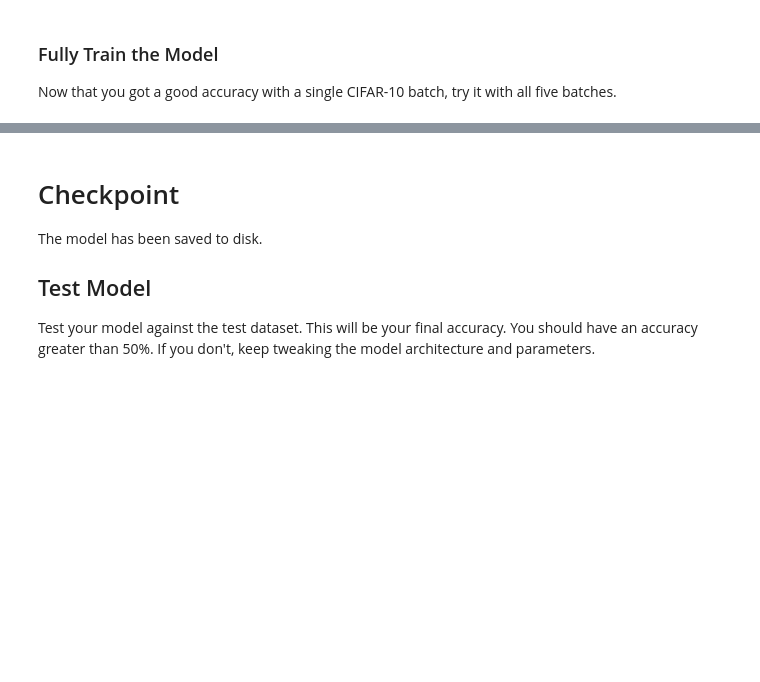
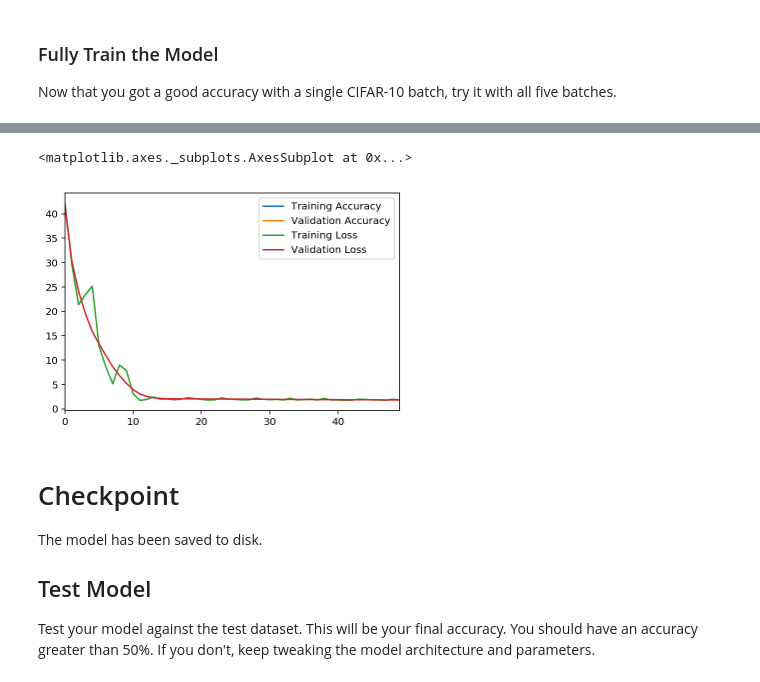
Before and after one commit to udacity/deep-learning, a Jupyter notebook: image-classification/dlnd_image_classification.ipynb, the cells around one changed output, grey strips where cells are left out. Drawn from its saved outputs; the diff is of its cells as text; code cells hidden in the pictures; blank space fills up the shorter version.

```diff
--- a/image-classification/dlnd_image_classification.ipynb
+++ b/image-classification/dlnd_image_classification.ipynb
@@ -439,6 +538,8 @@ with tf.Session() as sess:
 ### Fully Train the Model
 Now that you got a good accuracy with a single CIFAR-10 batch, try it with all five batches.
 # %%
+acc = pd.DataFrame({'Training Loss':[],'Validation Loss':[]})
+
 """
 DON'T MODIFY ANYTHING IN THIS CELL
 """
@@ -447,8 +548,8 @@ save_model_path = './image_classification'
 print('Training...')
 with tf.Session() as sess:
     # Initializing the variables
-    sess.run(tf.global_variables_initializer())
-
+    # sess.run(tf.global_variables_initializer())
+    sess.run(tf.initialize_all_variables())
     # Training cycle
     for epoch in range(epochs):
         # Loop over all batches
@@ -465,3 +584,8 @@ with tf.Session() as sess:
+# %%
+acc.plot()
+# %% [output]
+<matplotlib.axes._subplots.AxesSubplot at 0x...>
+[figure, added]
 # %% [markdown]
 # Checkpoint
 The model has been saved to disk.
```
Also changed, not shown: parts of 17 cells of this notebook, 1 other file.
